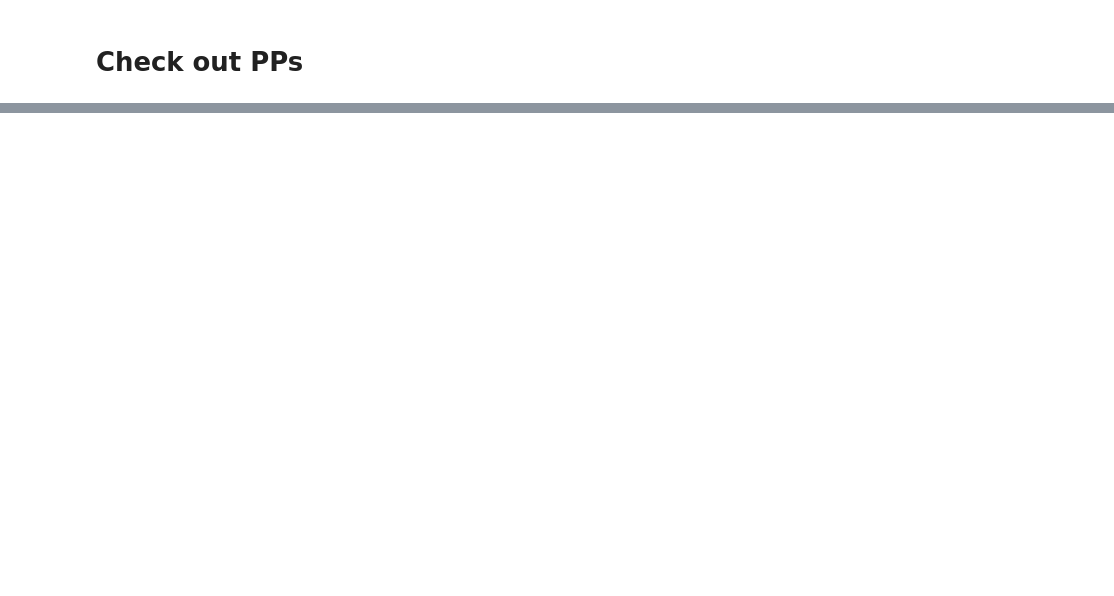
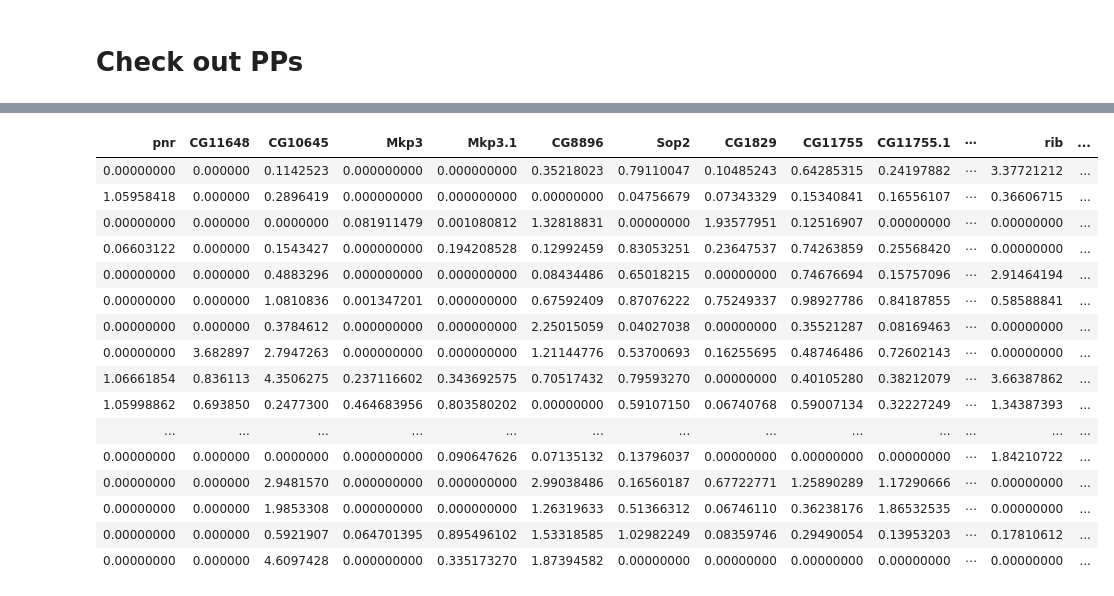
Before and after one commit to Runjing-Liu120/drosophila_late_stage_analysis, a Jupyter notebook: process_results/read_staNMF_results.ipynb, the cells around one changed output, grey strips where cells are left out. Drawn from its saved outputs; the diff is of its cells as text; code cells hidden in the pictures; blank space fills up the shorter version.

```diff
--- a/process_results/read_staNMF_results.ipynb
+++ b/process_results/read_staNMF_results.ipynb
@@ -93,0 +97,20 @@ plot_all_PPs(PPs[, -1], late$x)
+# %%
+fit$alpha
+# %% [output]
+| pnr | CG11648 | CG10645 | Mkp3 | Mkp3.1 | CG8896 | Sop2 | CG1829 | CG11755 | CG11755.1 | ⋯ | rib | ... |
+| 0.00000000 | 0.000000 | 0.1142523 | 0.000000000 | 0.000000000 | 0.35218023 | 0.79110047 | 0.10485243 | 0.64285315 | 0.24197882 | ⋯ | 3.37721212 | ... |
+| 1.05958418 | 0.000000 | 0.2896419 | 0.000000000 | 0.000000000 | 0.00000000 | 0.04756679 | 0.07343329 | 0.15340841 | 0.16556107 | ⋯ | 0.36606715 | ... |
+| 0.00000000 | 0.000000 | 0.0000000 | 0.081911479 | 0.001080812 | 1.32818831 | 0.00000000 | 1.93577951 | 0.12516907 | 0.00000000 | ⋯ | 0.00000000 | ... |
+| 0.06603122 | 0.000000 | 0.1543427 | 0.000000000 | 0.194208528 | 0.12992459 | 0.83053251 | 0.23647537 | 0.74263859 | 0.25568420 | ⋯ | 0.00000000 | ... |
+| 0.00000000 | 0.000000 | 0.4883296 | 0.000000000 | 0.000000000 | 0.08434486 | 0.65018215 | 0.00000000 | 0.74676694 | 0.15757096 | ⋯ | 2.91464194 | ... |
+| 0.00000000 | 0.000000 | 1.0810836 | 0.001347201 | 0.000000000 | 0.67592409 | 0.87076222 | 0.75249337 | 0.98927786 | 0.84187855 | ⋯ | 0.58588841 | ... |
+| 0.00000000 | 0.000000 | 0.3784612 | 0.000000000 | 0.000000000 | 2.25015059 | 0.04027038 | 0.00000000 | 0.35521287 | 0.08169463 | ⋯ | 0.00000000 | ... |
+| 0.00000000 | 3.682897 | 2.7947263 | 0.000000000 | 0.000000000 | 1.21144776 | 0.53700693 | 0.16255695 | 0.48746486 | 0.72602143 | ⋯ | 0.00000000 | ... |
+| 1.06661854 | 0.836113 | 4.3506275 | 0.237116602 | 0.343692575 | 0.70517432 | 0.79593270 | 0.00000000 | 0.40105280 | 0.38212079 | ⋯ | 3.66387862 | ... |
+| 1.05998862 | 0.693850 | 0.2477300 | 0.464683956 | 0.803580202 | 0.00000000 | 0.59107150 | 0.06740768 | 0.59007134 | 0.32227249 | ⋯ | 1.34387393 | ... |
+| ... | ... | ... | ... | ... | ... | ... | ... | ... | ... | ... | ... | ... |
+| 0.00000000 | 0.000000 | 0.0000000 | 0.000000000 | 0.090647626 | 0.07135132 | 0.13796037 | 0.00000000 | 0.00000000 | 0.00000000 | ⋯ | 1.84210722 | ... |
+| 0.00000000 | 0.000000 | 2.9481570 | 0.000000000 | 0.000000000 | 2.99038486 | 0.16560187 | 0.67722771 | 1.25890289 | 1.17290666 | ⋯ | 0.00000000 | ... |
+| 0.00000000 | 0.000000 | 1.9853308 | 0.000000000 | 0.000000000 | 1.26319633 | 0.51366312 | 0.06746110 | 0.36238176 | 1.86532535 | ⋯ | 0.00000000 | ... |
+| 0.00000000 | 0.000000 | 0.5921907 | 0.064701395 | 0.895496102 | 1.53318585 | 1.02982249 | 0.08359746 | 0.29490054 | 0.13953203 | ⋯ | 0.17810612 | ... |
+| 0.00000000 | 0.000000 | 4.6097428 | 0.000000000 | 0.335173270 | 1.87394582 | 0.00000000 | 0.00000000 | 0.00000000 | 0.00000000 | ⋯ | 0.00000000 | ... |
```
Also changed, not shown: parts of 5 cells of this notebook, 6 other files.
